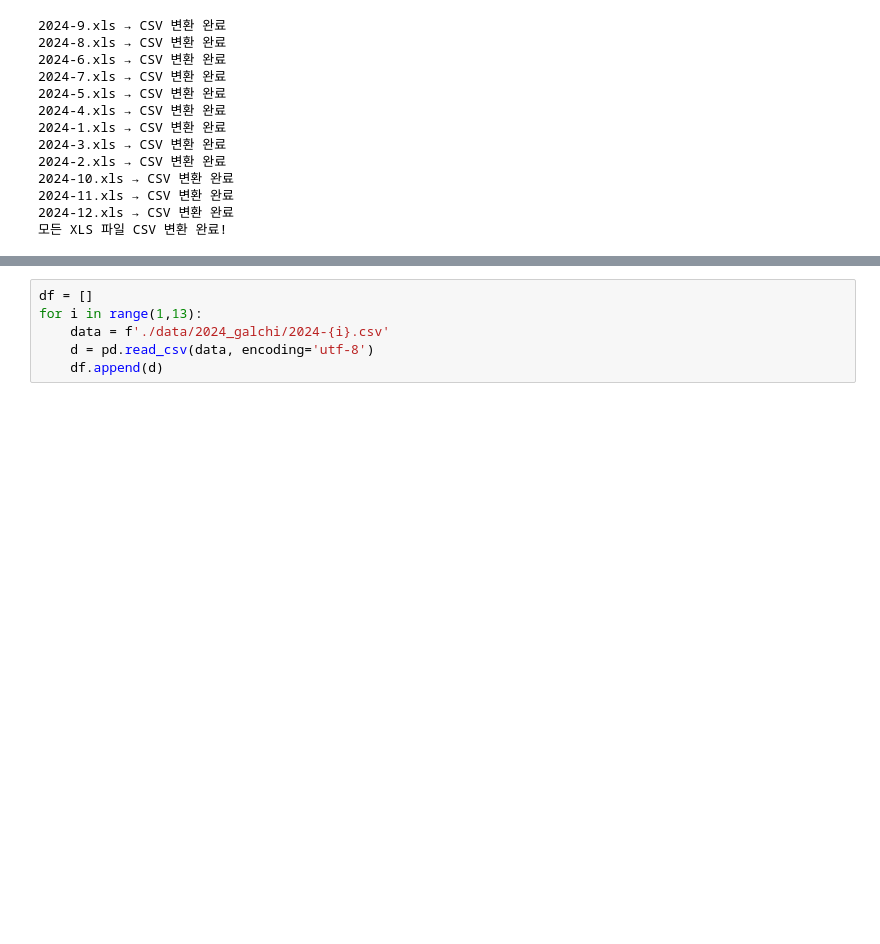
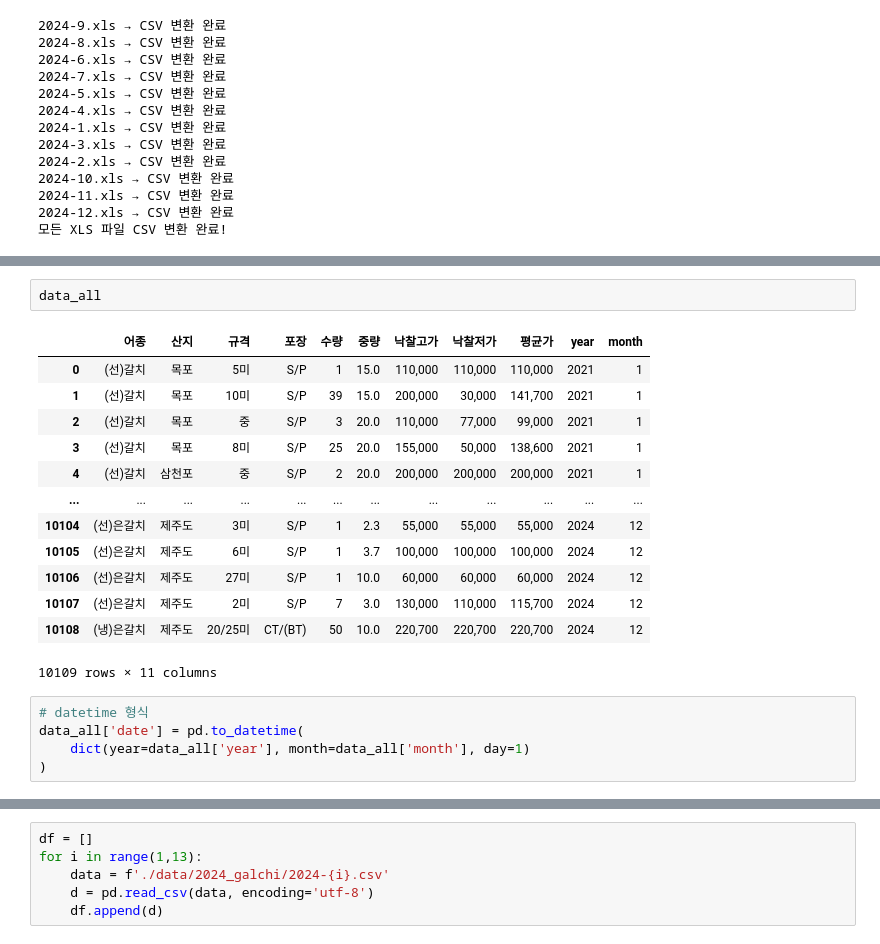
Before and after one commit to hogangzero/hogangzero-project, a Jupyter notebook: 데이터분석.ipynb, the cells around one changed output, grey strips where cells are left out. Saved outputs shown, nothing was run; the diff lists cells and outputs as text; blank space fills up the shorter version.

```diff
--- a/데이터분석.ipynb
+++ b/데이터분석.ipynb
@@ -48,0 +61,21 @@ print('모든 XLS 파일 CSV 변환 완료!')
+# %%
+data_all
+# %% [output]
+|  | 어종 | 산지 | 규격 | 포장 | 수량 | 중량 | 낙찰고가 | 낙찰저가 | 평균가 | year | month |
+| 0 | (선)갈치 | 목포 | 5미 | S/P | 1 | 15.0 | 110,000 | 110,000 | 110,000 | 2021 | 1 |
+| 1 | (선)갈치 | 목포 | 10미 | S/P | 39 | 15.0 | 200,000 | 30,000 | 141,700 | 2021 | 1 |
+| 2 | (선)갈치 | 목포 | 중 | S/P | 3 | 20.0 | 110,000 | 77,000 | 99,000 | 2021 | 1 |
+| 3 | (선)갈치 | 목포 | 8미 | S/P | 25 | 20.0 | 155,000 | 50,000 | 138,600 | 2021 | 1 |
+| 4 | (선)갈치 | 삼천포 | 중 | S/P | 2 | 20.0 | 200,000 | 200,000 | 200,000 | 2021 | 1 |
+| ... | ... | ... | ... | ... | ... | ... | ... | ... | ... | ... | ... |
+| 10104 | (선)은갈치 | 제주도 | 3미 | S/P | 1 | 2.3 | 55,000 | 55,000 | 55,000 | 2024 | 12 |
+| 10105 | (선)은갈치 | 제주도 | 6미 | S/P | 1 | 3.7 | 100,000 | 100,000 | 100,000 | 2024 | 12 |
+| 10106 | (선)은갈치 | 제주도 | 27미 | S/P | 1 | 10.0 | 60,000 | 60,000 | 60,000 | 2024 | 12 |
+| 10107 | (선)은갈치 | 제주도 | 2미 | S/P | 7 | 3.0 | 130,000 | 110,000 | 115,700 | 2024 | 12 |
+| 10108 | (냉)은갈치 | 제주도 | 20/25미 | CT/(BT) | 50 | 10.0 | 220,700 | 220,700 | 220,700 | 2024 | 12 |
+10109 rows × 11 columns
+# %%
+# datetime 형식
+data_all['date'] = pd.to_datetime(
+    dict(year=data_all['year'], month=data_all['month'], day=1)
+)
```
Also changed, not shown: parts of 3 cells of this notebook, 7 other files.
